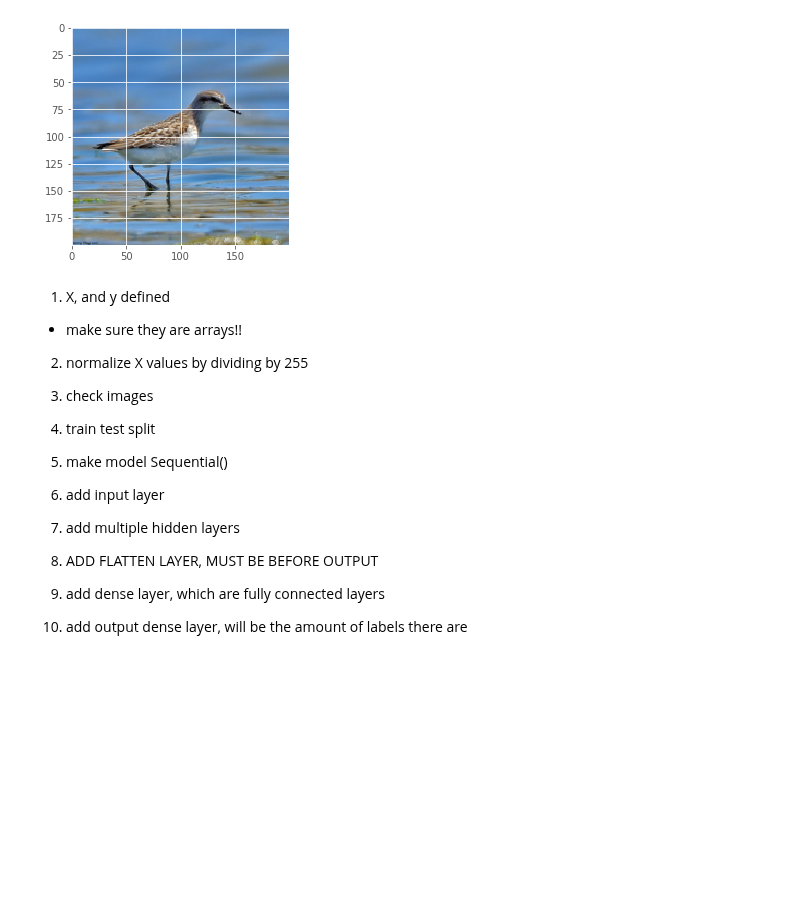
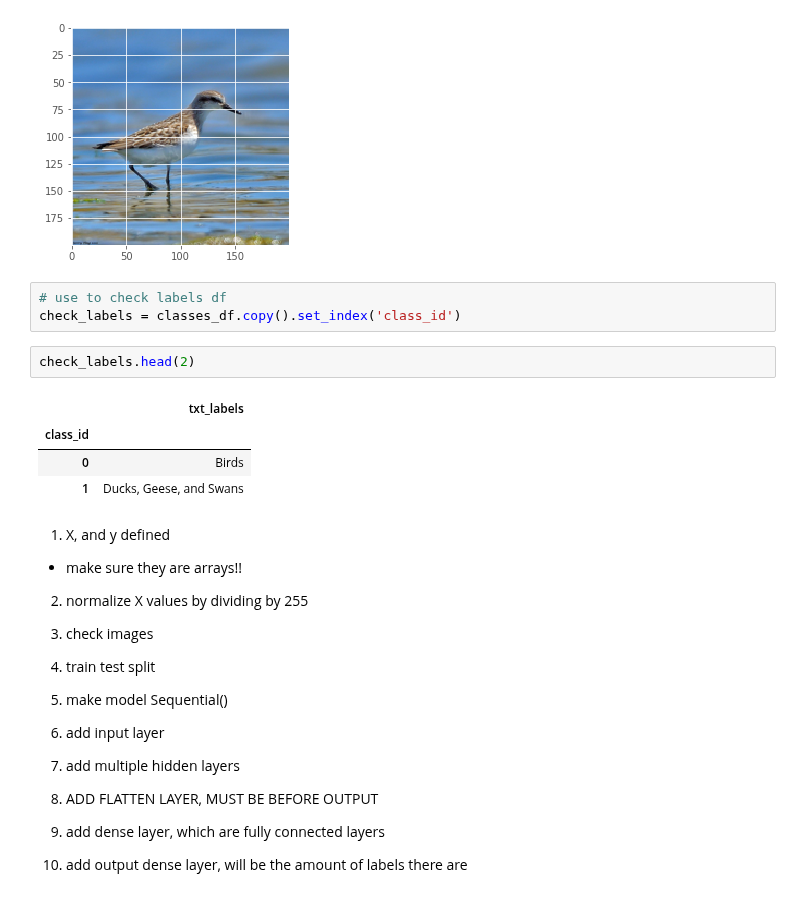
Before and after one commit to cwong690/Birdex, a Jupyter notebook: image_prep.ipynb, the cells around one changed output. Drawn from its saved outputs; the diff is of its cells as text; blank space fills up the shorter version.

```diff
--- a/image_prep.ipynb
+++ b/image_prep.ipynb
@@ -455,6 +455,16 @@ plt.imshow(xs_samp[57]);
 # %% [output]
 ['Semipalmated Sandpiper']
 [figure]
+# %%
+# use to check labels df
+check_labels = classes_df.copy().set_index('class_id')
+# %%
+check_labels.head(2)
+# %% [output]
+|  | txt_labels |
+| class_id |  |
+| 0 | Birds |
+| 1 | Ducks, Geese, and Swans |
 # %% [markdown]
 1. X, and y defined
 - make sure they are arrays!!
```
Also changed, not shown: parts of 16 cells of this notebook.
